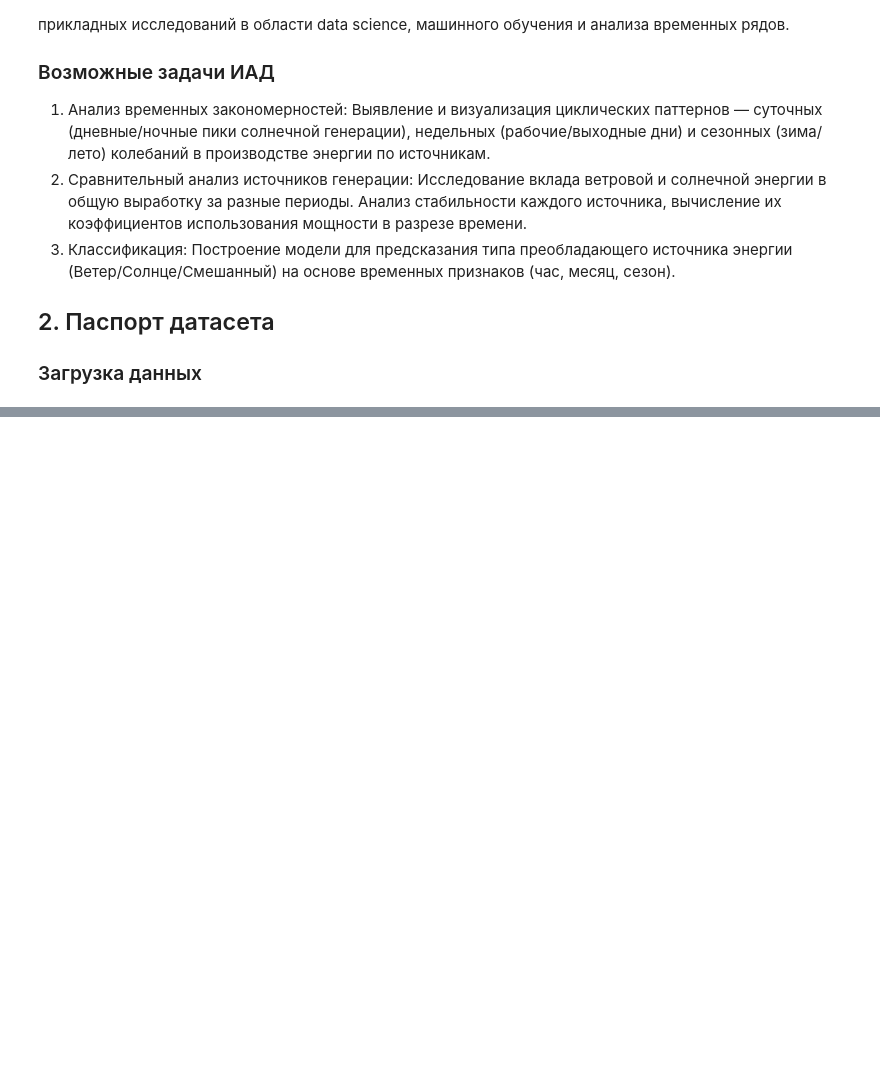
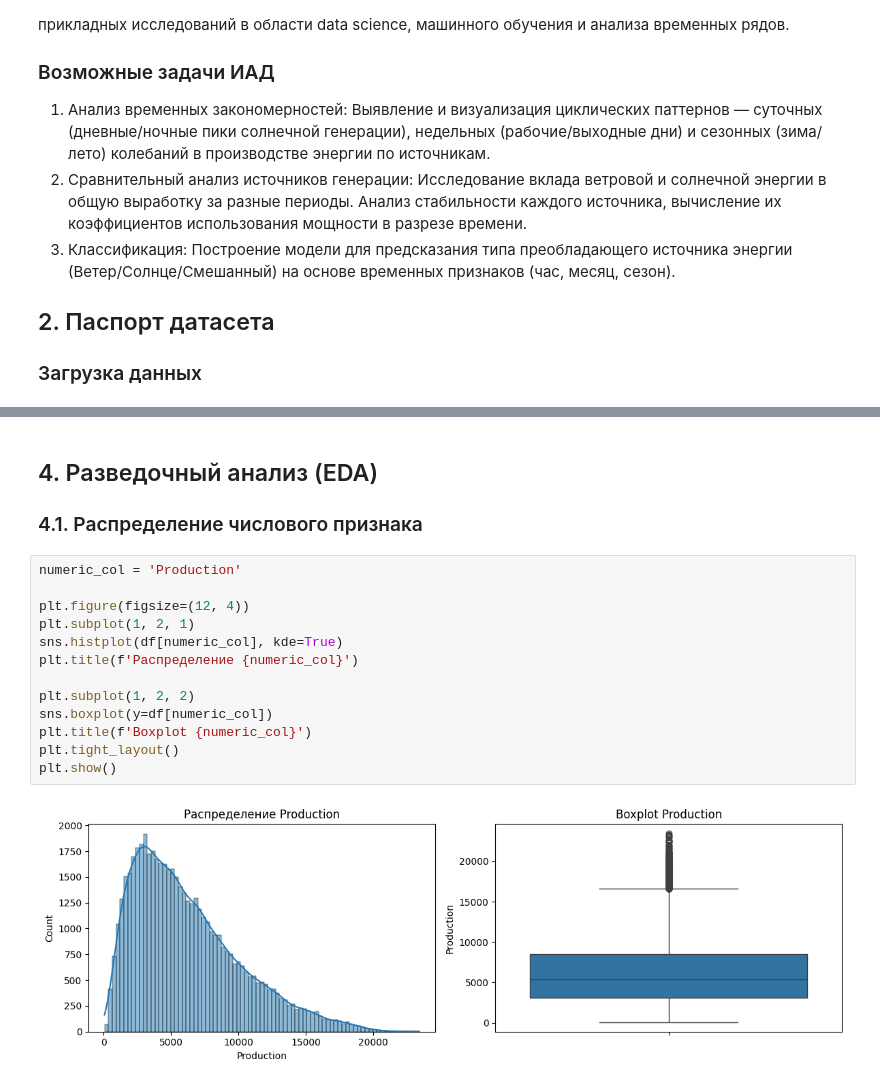
Before and after one commit to Ke1ayn/lab1, a Jupyter notebook: notebooks/01_data_understanding.ipynb, the cells around one changed output, grey strips where cells are left out. Drawn from its saved outputs; the diff is of its cells as text; blank space fills up the shorter version.

```diff
--- a/notebooks/01_data_understanding.ipynb
+++ b/notebooks/01_data_understanding.ipynb
@@ -37,0 +123,19 @@ df.head()
+# %% [markdown]
+## 4. Разведочный анализ (EDA)
+
+### 4.1. Распределение числового признака
+# %%
+numeric_col = 'Production'
+
+plt.figure(figsize=(12, 4))
+plt.subplot(1, 2, 1)
+sns.histplot(df[numeric_col], kde=True)
+plt.title(f'Распределение {numeric_col}')
+
+plt.subplot(1, 2, 2)
+sns.boxplot(y=df[numeric_col])
+plt.title(f'Boxplot {numeric_col}')
+plt.tight_layout()
+plt.show()
+# %% [output]
+[figure, added]
```
Also changed, not shown: parts of 12 cells of this notebook, 1 other file.
